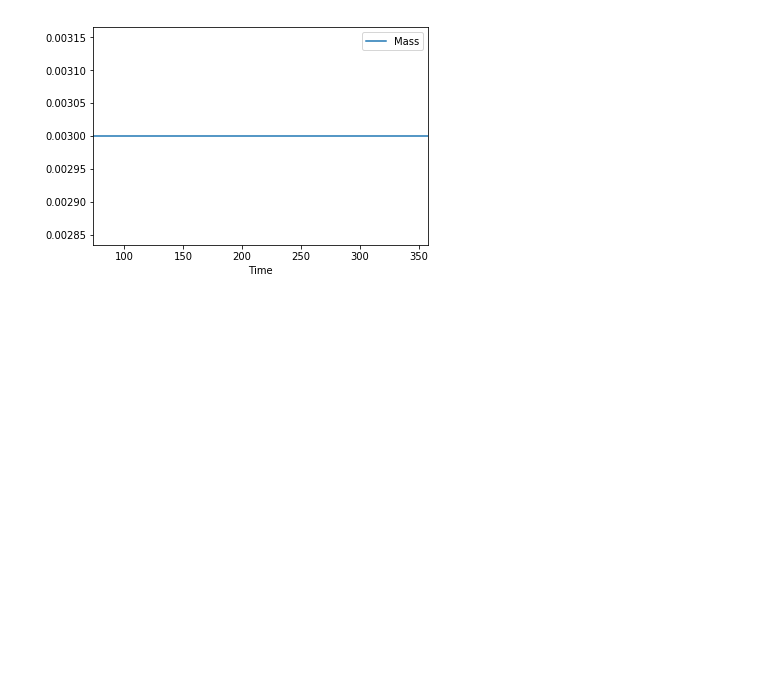
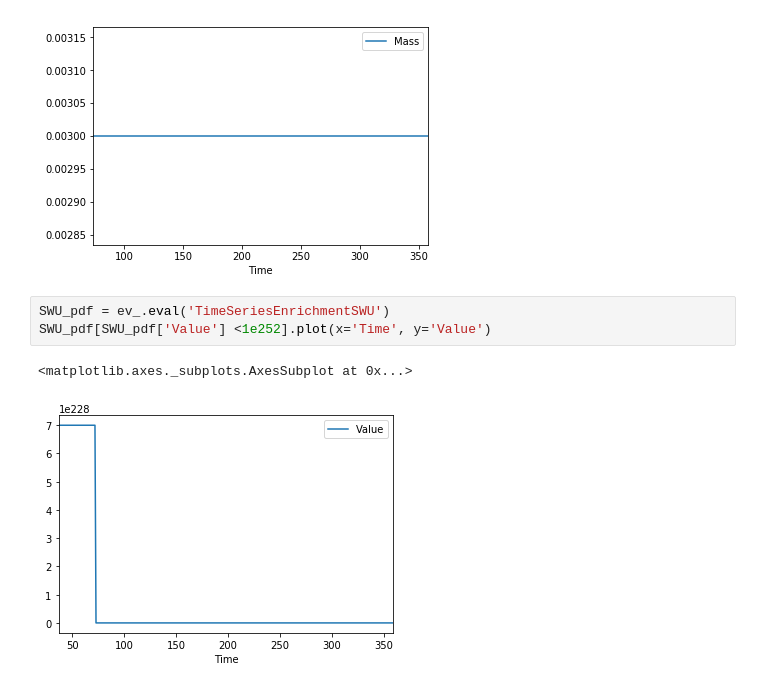
Before and after one commit to a-co/synthetic_history, a Jupyter notebook: B.ipynb, the cells around one changed output. Saved outputs shown, nothing was run; the diff lists cells and outputs as text; blank space fills up the shorter version.

```diff
--- a/B.ipynb
+++ b/B.ipynb
@@ -43,3 +43,9 @@ cyh.TransFrac(ev=ev_, send=['mil_enrichment'], rec=['mil_str_u_dep','civ_enrichm
 # %% [output]
 <matplotlib.axes._subplots.AxesSubplot at 0x...>
 [figure]
+# %%
+SWU_pdf = ev_.eval('TimeSeriesEnrichmentSWU')
+SWU_pdf[SWU_pdf['Value'] <1e252].plot(x='Time', y='Value')
+# %% [output]
+<matplotlib.axes._subplots.AxesSubplot at 0x...>
+[figure, added]
```
Also changed, not shown: 2 other files.
